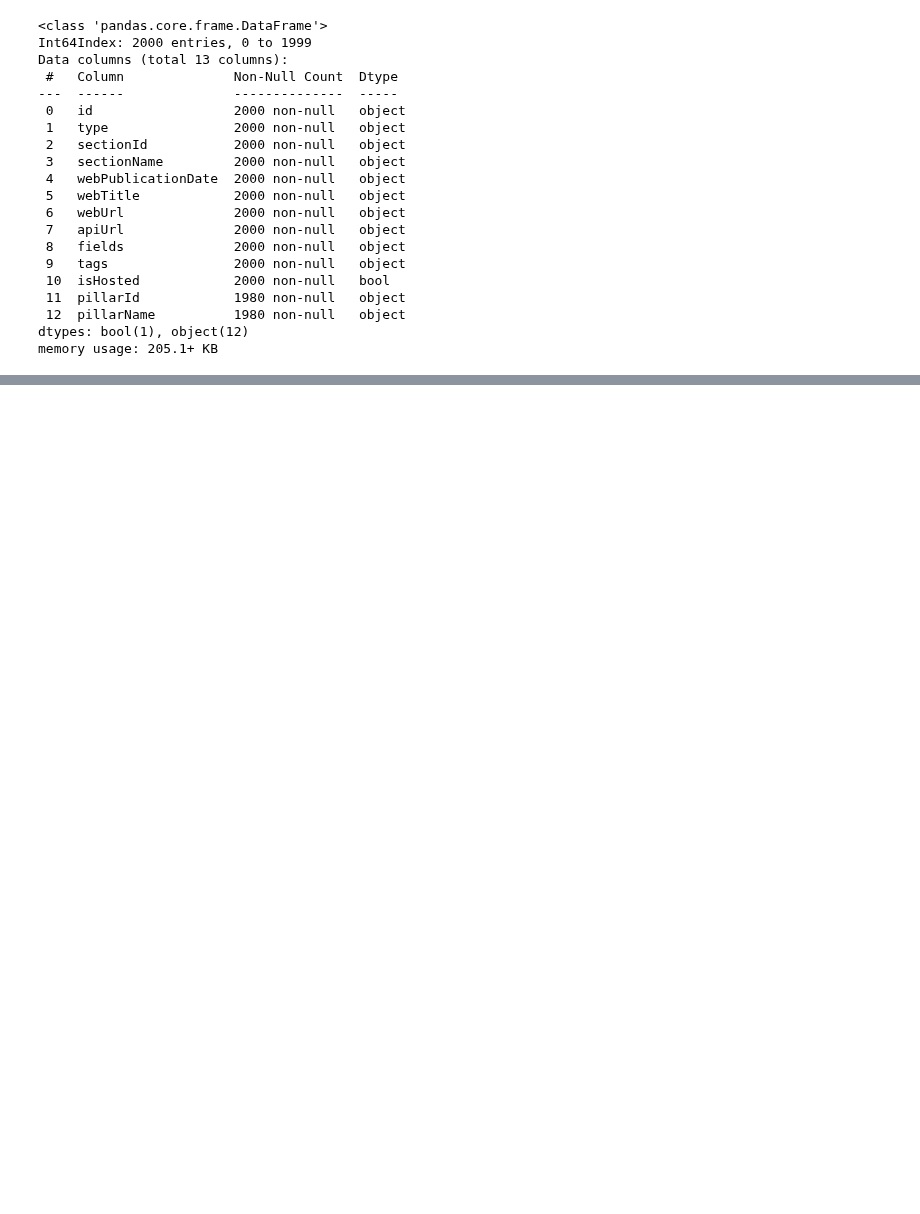
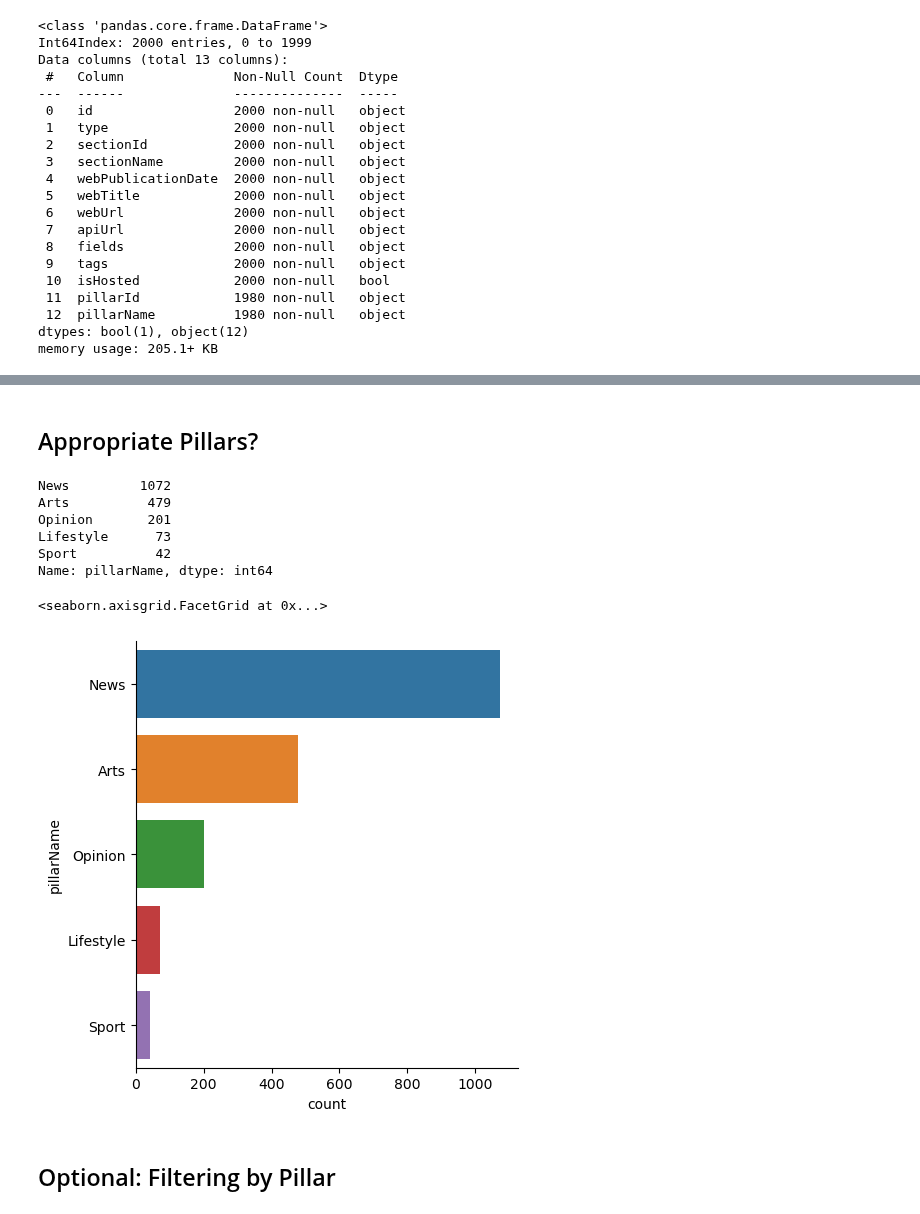
Before and after one commit to Minyall/sc207_2023-24, a Jupyter notebook: 8_9_APIs/9_api_data.ipynb, the cells around one changed output, grey strips where cells are left out. Cells and saved outputs as stored; diff of their text form; code cells hidden in the pictures; blank space fills up the shorter version.

```diff
--- a/8_9_APIs/9_api_data.ipynb
+++ b/8_9_APIs/9_api_data.ipynb
@@ -82,0 +102,19 @@ articles
+# %% [markdown]
+## Appropriate Pillars?
+# %%
+pillar_counts = articles['pillarName'].value_counts()
+pillar_counts
+# %% [output]
+News         1072
+Arts          479
+Opinion       201
+Lifestyle      73
+Sport          42
+Name: pillarName, dtype: int64
+# %%
+sns.catplot(data=articles, y='pillarName', kind='count', order=pillar_counts.index)
+# %% [output]
+<seaborn.axisgrid.FacetGrid at 0x...>
+[figure, added]
+# %% [markdown]
+## Optional: Filtering by Pillar
```
Also changed, not shown: parts of 33 cells of this notebook.
